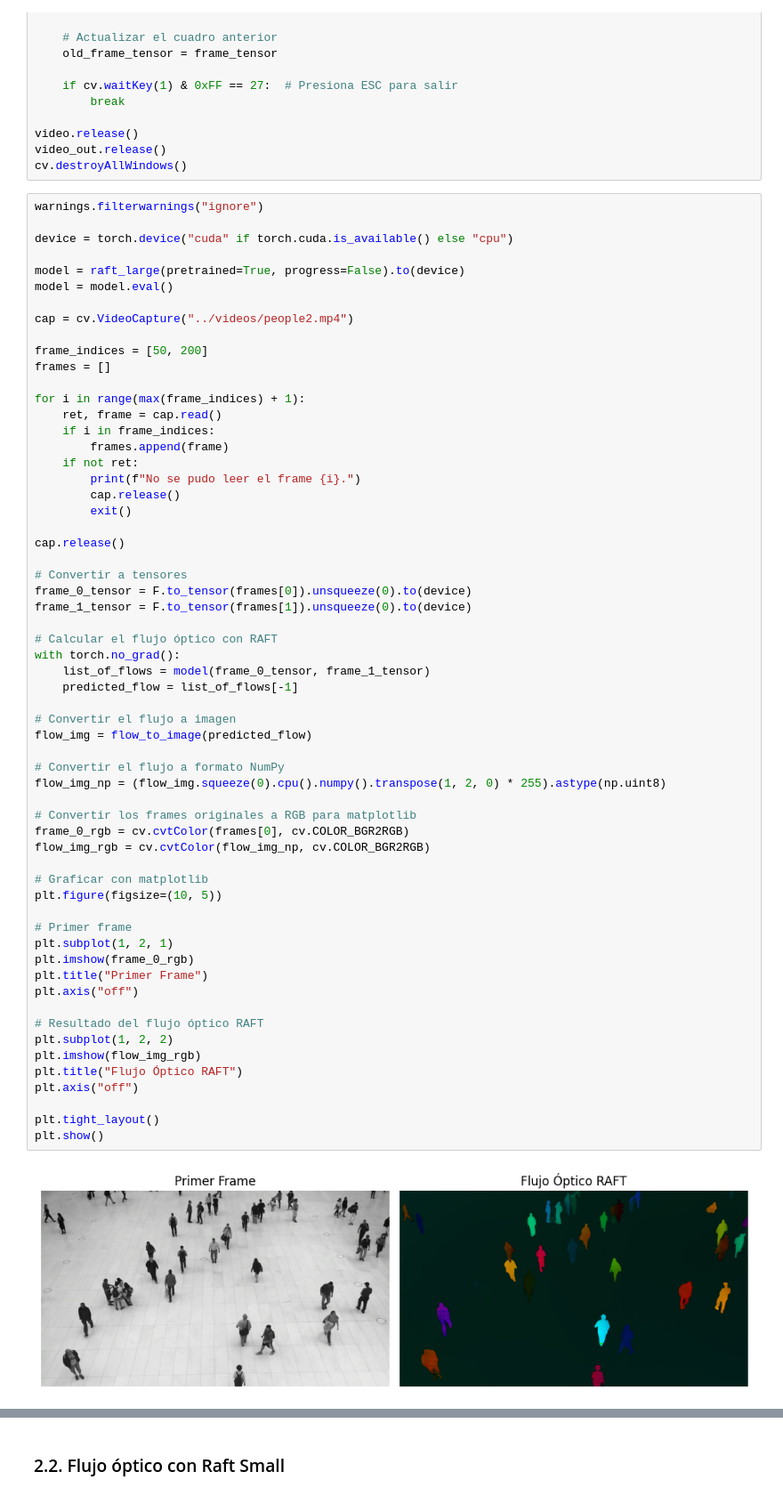
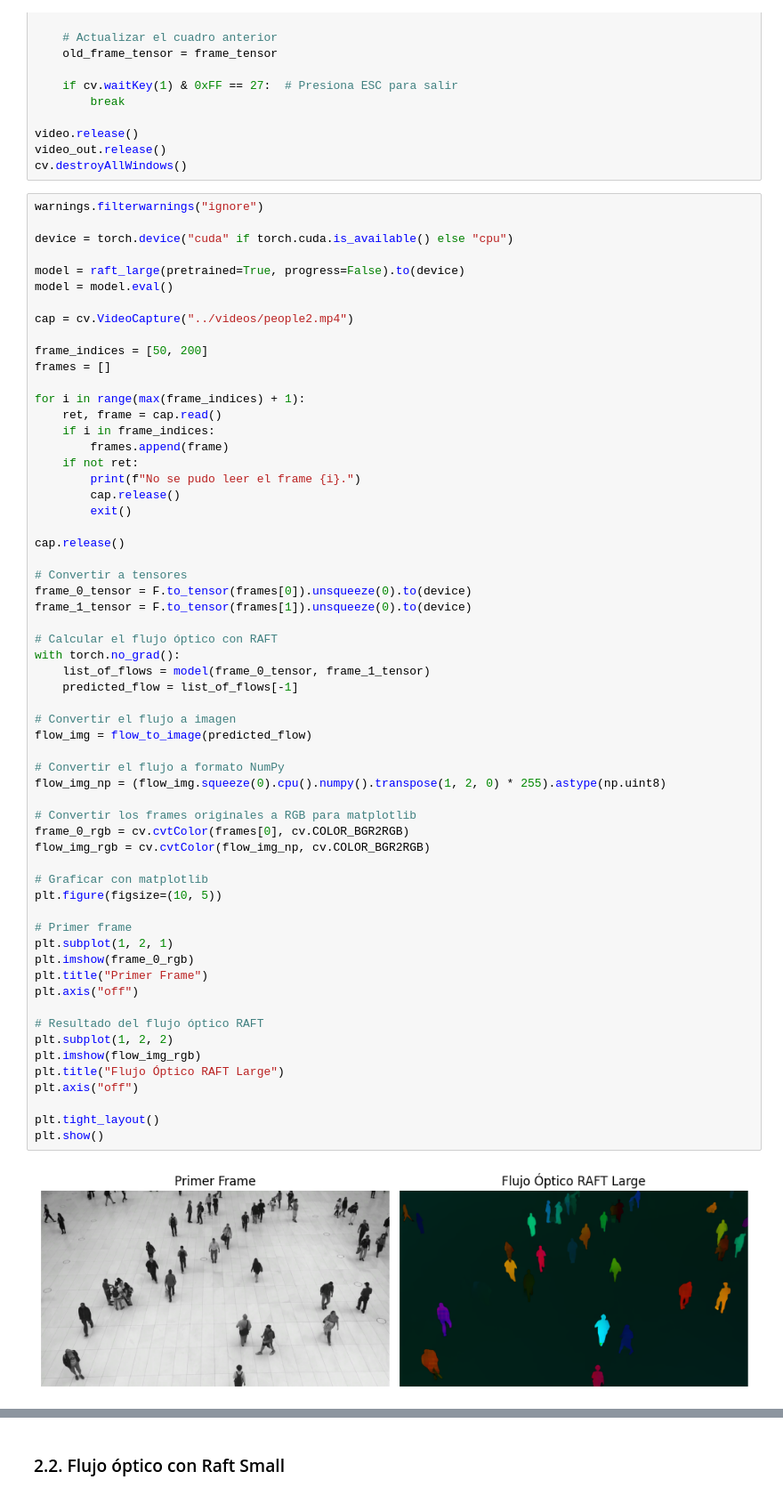
Before and after one commit to MediaMind-ULPGC/P07, a Jupyter notebook: deeplearning/raft_v6.ipynb, the cells around one changed output, grey strips where cells are left out. Shown at 89% size. Saved outputs shown, nothing was run; the diff lists cells and outputs as text.

```diff
--- a/deeplearning/raft_v6.ipynb
+++ b/deeplearning/raft_v6.ipynb
@@ -509,32 +509,32 @@ with torch.no_grad():
     list_of_flows = model(frame_0_tensor, frame_1_tensor)
     predicted_flow = list_of_flows[-1]
 
 # Convertir el flujo a imagen
 flow_img = flow_to_image(predicted_flow)
 
 # Convertir el flujo a formato NumPy
 flow_img_np = (flow_img.squeeze(0).cpu().numpy().transpose(1, 2, 0) * 255).astype(np.uint8)
 
 # Convertir los frames originales a RGB para matplotlib
 frame_0_rgb = cv.cvtColor(frames[0], cv.COLOR_BGR2RGB)
 flow_img_rgb = cv.cvtColor(flow_img_np, cv.COLOR_BGR2RGB)
 
 # Graficar con matplotlib
 plt.figure(figsize=(10, 5))
 
 # Primer frame
 plt.subplot(1, 2, 1)
 plt.imshow(frame_0_rgb)
 plt.title("Primer Frame")
 plt.axis("off")
 
 # Resultado del flujo óptico RAFT
 plt.subplot(1, 2, 2)
 plt.imshow(flow_img_rgb)
-plt.title("Flujo Óptico RAFT")
+plt.title("Flujo Óptico RAFT Large")
 plt.axis("off")
 
 plt.tight_layout()
 plt.show()
 # %% [output]
-[figure, old version]
+[figure, new version]
```
Also changed, not shown: parts of 5 cells of this notebook, 16 other files.
